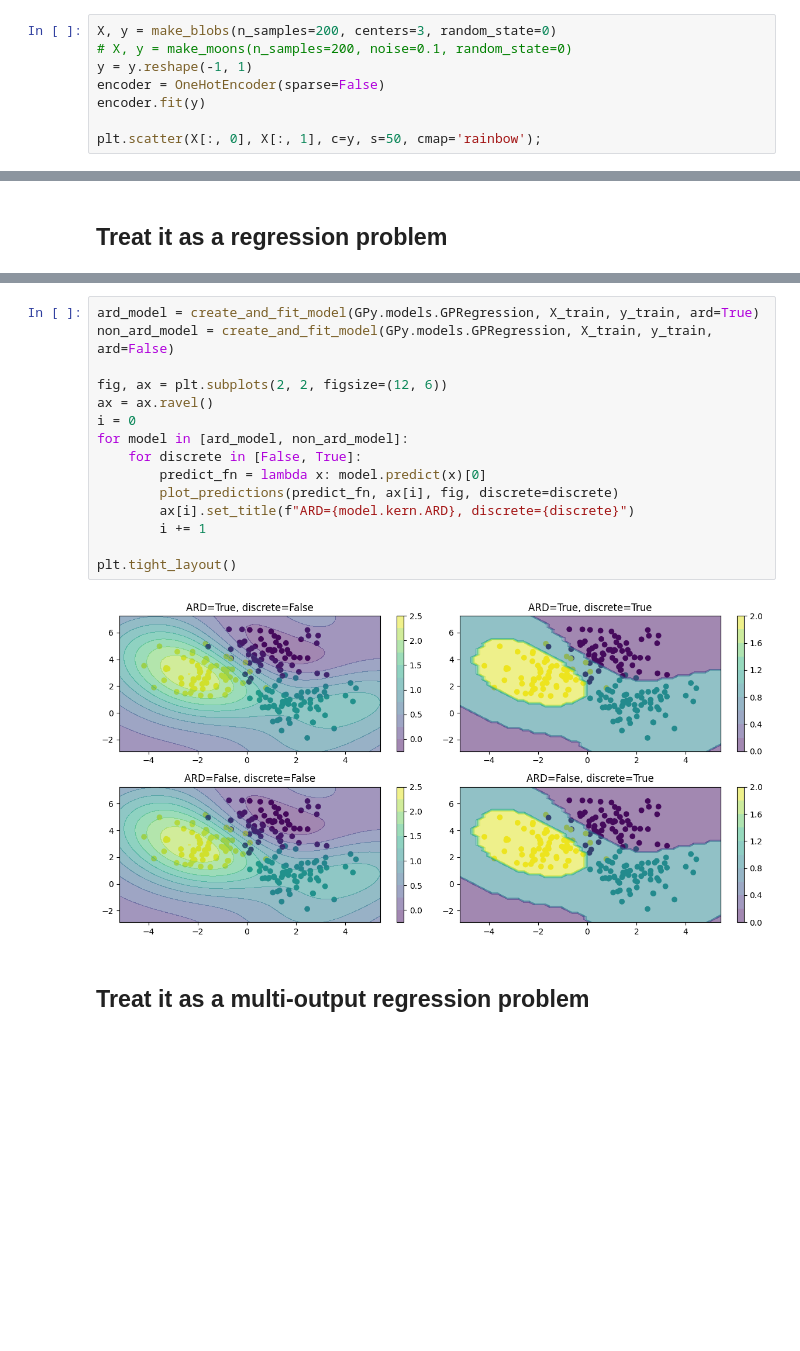
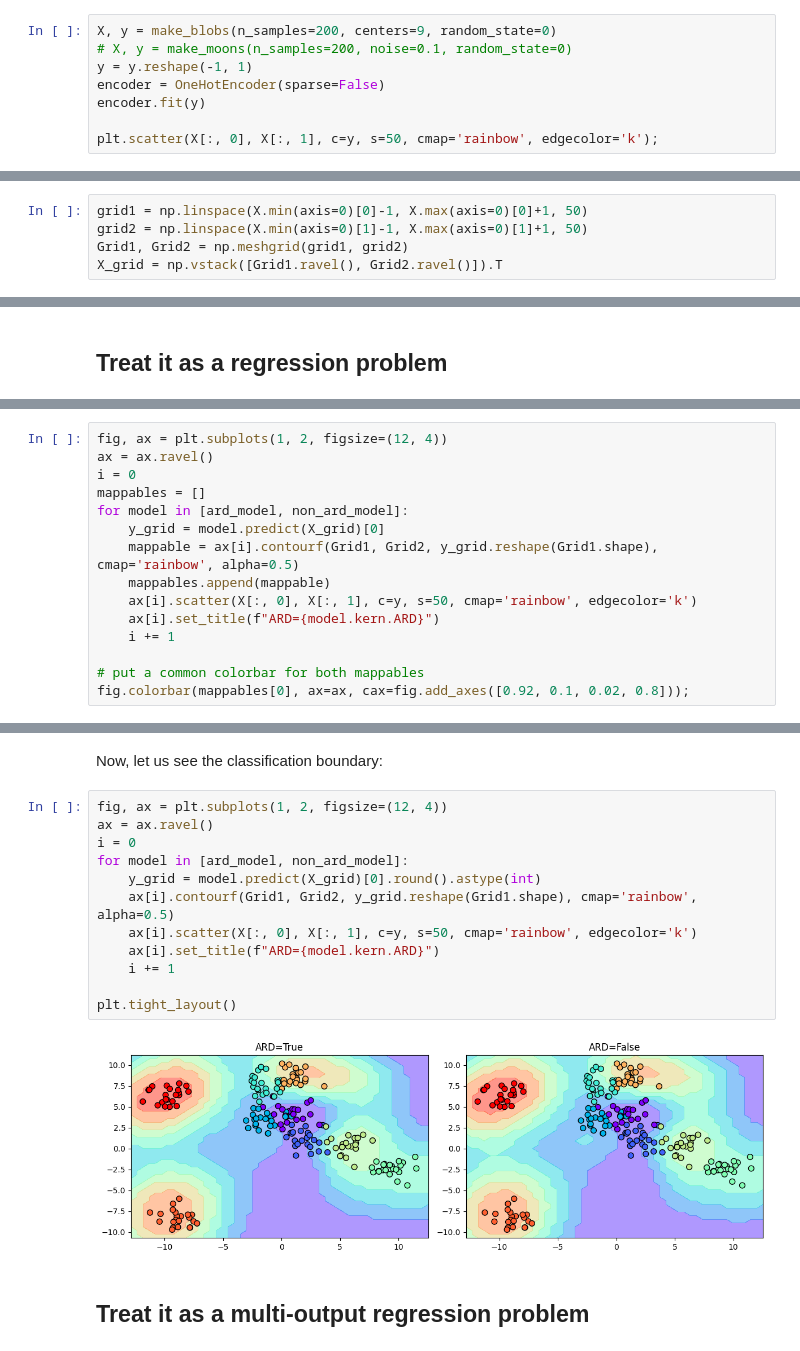
Before and after one commit to patel-zeel/blog, a Jupyter notebook: posts/2023-07-05-Multiclass_GP_classification.ipynb, the cells around one changed output, grey strips where cells are left out. Saved outputs shown, nothing was run; the diff lists cells and outputs as text; blank space fills up the shorter version.

```diff
--- a/posts/2023-07-05-Multiclass_GP_classification.ipynb
+++ b/posts/2023-07-05-Multiclass_GP_classification.ipynb
@@ -47,11 +32,11 @@ def plot_predictions(predict_fn, ax, fig, discrete=False):
 # %% [markdown]
 ## Generate Synthetic Data
 # %%
-X, y = make_blobs(n_samples=200, centers=3, random_state=0)
+X, y = make_blobs(n_samples=200, centers=9, random_state=0)
 # X, y = make_moons(n_samples=200, noise=0.1, random_state=0)
 y = y.reshape(-1, 1)
 encoder = OneHotEncoder(sparse=False)
 encoder.fit(y)
 
-plt.scatter(X[:, 0], X[:, 1], c=y, s=50, cmap='rainbow');
+plt.scatter(X[:, 0], X[:, 1], c=y, s=50, cmap='rainbow', edgecolor='k');
 # %% [output]
@@ -59,3 +44,8 @@ plt.scatter(X[:, 0], X[:, 1], c=y, s=50, cmap='rainbow');
+# %%
+grid1 = np.linspace(X.min(axis=0)[0]-1, X.max(axis=0)[0]+1, 50)
+grid2 = np.linspace(X.min(axis=0)[1]-1, X.max(axis=0)[1]+1, 50)
+Grid1, Grid2 = np.meshgrid(grid1, grid2)
+X_grid = np.vstack([Grid1.ravel(), Grid2.ravel()]).T
 # %% [markdown]
 ## Train-test split
 # %%
@@ -66,0 +90,15 @@ y_test_one_hot = encoder.transform(y_test)
+# %%
+fig, ax = plt.subplots(1, 2, figsize=(12, 4))
+ax = ax.ravel()
+i = 0
+mappables = []
+for model in [ard_model, non_ard_model]:
+    y_grid = model.predict(X_grid)[0]
+    mappable = ax[i].contourf(Grid1, Grid2, y_grid.reshape(Grid1.shape), cmap='rainbow', alpha=0.5)
+    mappables.append(mappable)
+    ax[i].scatter(X[:, 0], X[:, 1], c=y, s=50, cmap='rainbow', edgecolor='k')
+    ax[i].set_title(f"ARD={model.kern.ARD}")
+    i += 1
+
+# put a common colorbar for both mappables
+fig.colorbar(mappables[0], ax=ax, cax=fig.add_axes([0.92, 0.1, 0.02, 0.8]));
@@ -67,19 +107,18 @@ y_test_one_hot = encoder.transform(y_test)
+# %% [markdown]
+Now, let us see the classification boundary:
 # %%
-ard_model = create_and_fit_model(GPy.models.GPRegression, X_train, y_train, ard=True)
-non_ard_model = create_and_fit_model(GPy.models.GPRegression, X_train, y_train, ard=False)
-
-fig, ax = plt.subplots(2, 2, figsize=(12, 6))
+fig, ax = plt.subplots(1, 2, figsize=(12, 4))
 ax = ax.ravel()
 i = 0
 for model in [ard_model, non_ard_model]:
-    for discrete in [False, True]:
-        predict_fn = lambda x: model.predict(x)[0]
-        plot_predictions(predict_fn, ax[i], fig, discrete=discrete)
-        ax[i].set_title(f"ARD={model.kern.ARD}, discrete={discrete}")
-        i += 1
+    y_grid = model.predict(X_grid)[0].round().astype(int)
+    ax[i].contourf(Grid1, Grid2, y_grid.reshape(Grid1.shape), cmap='rainbow', alpha=0.5)
+    ax[i].scatter(X[:, 0], X[:, 1], c=y, s=50, cmap='rainbow', edgecolor='k')
+    ax[i].set_title(f"ARD={model.kern.ARD}")
+    i += 1
 
 plt.tight_layout()
 # %% [output]
-[figure, old version]
+[figure, new version]
 # %% [markdown]
 ## Treat it as a multi-output regression problem
```
Also changed, not shown: parts of 20 cells of this notebook.
